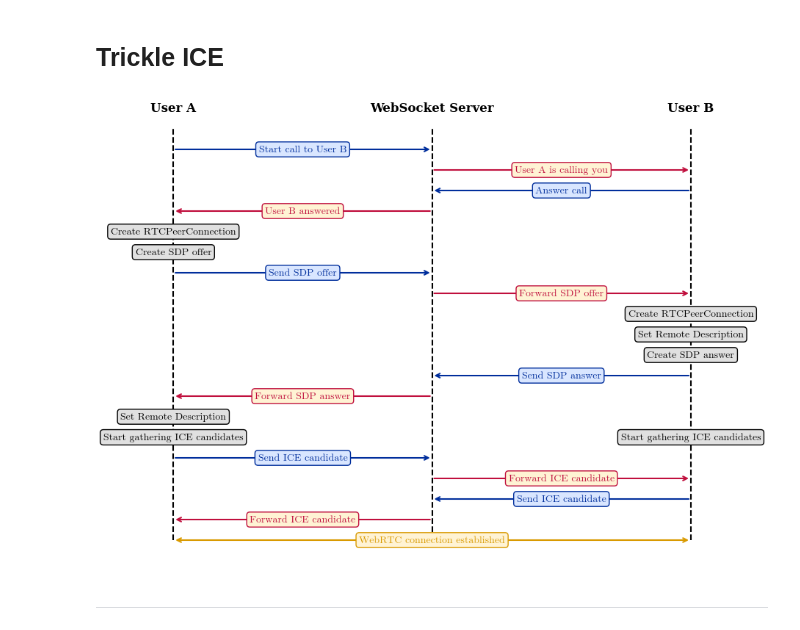
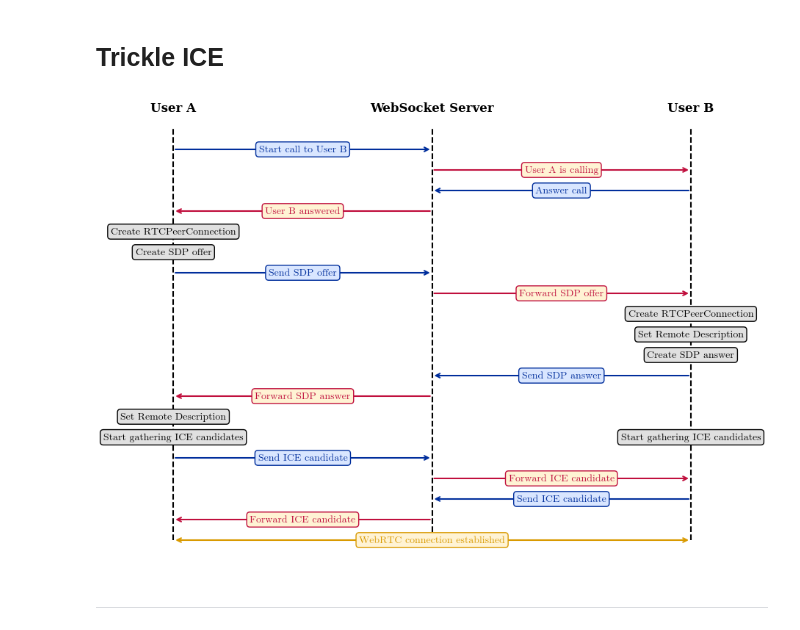
Before and after one commit to SergioCuencaNunez/webrtc, a Jupyter notebook: graph.ipynb, the cells around one changed output. Cells and saved outputs as stored; diff of their text form; code cells hidden in the pictures.

Commit message:
graphs

```diff
--- a/graph.ipynb
+++ b/graph.ipynb
@@ -34,7 +34,7 @@ for pos, entity in zip(positions, entities):
 messages = [
     # Initial call setup
     ('User A', 'WebSocket Server', 0.95, 'Start call to User B', 'request'),
-    ('WebSocket Server', 'User B', 0.9, 'User A is calling you', 'response'),
+    ('WebSocket Server', 'User B', 0.9, 'User A is calling', 'response'),
     ('User B', 'WebSocket Server', 0.85, 'Answer call', 'request'),
     ('WebSocket Server', 'User A', 0.8, 'User B answered', 'response'),
 
@@ -74,34 +74,34 @@ for start_entity, end_entity, y, desc, msg_type in messages:
     if msg_type == 'internal':
         # Draw the internal message on the entity
         ax.text(start_x, y, desc, ha='center', va='center',
                 fontproperties=font_prop_regular, color='black',
                 bbox=dict(boxstyle="round,pad=0.3", edgecolor='black', facecolor="#E0E0E0"))
     elif msg_type == 'request':
         ax.annotate('', xy=(end_x, y), xytext=(start_x, y),
                     arrowprops=dict(arrowstyle='->', color=request_color, lw=1.5))
         ax.text((start_x + end_x) / 2, y, desc, ha='center', va='center',
                 fontproperties=font_prop_regular, color=request_color,
                 bbox=dict(boxstyle="round,pad=0.3", edgecolor=request_color, facecolor="#D9E6FF"))
     elif msg_type == 'response':
         ax.annotate('', xy=(end_x, y), xytext=(start_x, y),
                     arrowprops=dict(arrowstyle='->', color=response_color, lw=1.5))
         ax.text((start_x + end_x) / 2, y, desc, ha='center', va='center',
                 fontproperties=font_prop_regular, color=response_color,
                 bbox=dict(boxstyle="round,pad=0.3", edgecolor=response_color, facecolor="#FFF3D4"))
     elif msg_type == 'bidirectional':
         ax.annotate('', xy=(end_x, y), xytext=(start_x, y),
                     arrowprops=dict(arrowstyle='<->', color=bidirectional_color, lw=1.5))
         ax.text((start_x + end_x) / 2, y, desc, ha='center', va='center',
                 fontproperties=font_prop_regular, color=bidirectional_color,
                 bbox=dict(boxstyle="round,pad=0.3", edgecolor=bidirectional_color, facecolor="#FFF3D4"))
 
 # Format the plot
 ax.axis('off')
 
 # Show the diagram
 plt.show()
 # %% [output]
-[figure, old version]
+[figure, new version]
 # %% [markdown]
 ---
 # %% [markdown]
```
